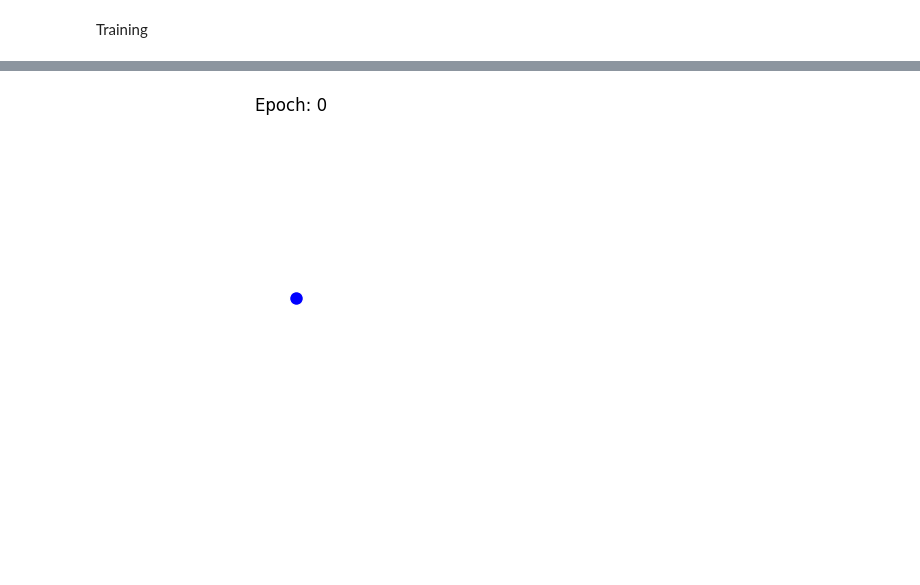
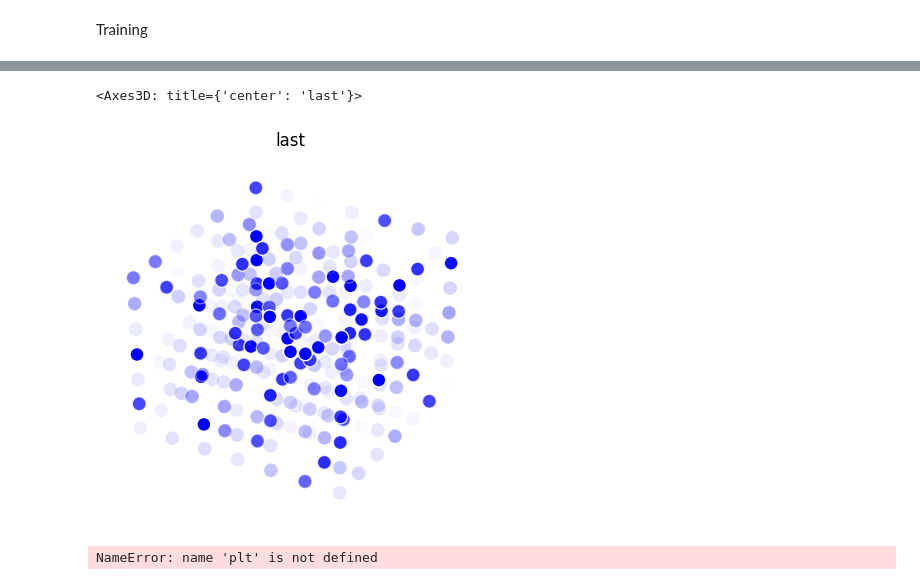
Before and after one commit to mbaranr/gnca_growing, a Jupyter notebook: notebooks/train.ipynb, the cells around one changed output, grey strips where cells are left out. Drawn from its saved outputs; the diff is of its cells as text; code cells hidden in the pictures; blank space fills up the shorter version.

```diff
--- a/notebooks/train.ipynb
+++ b/notebooks/train.ipynb
@@ -118,20 +129,28 @@ plot_loss(losses, EPOCHS)
 # %%
 alphas = []
 
 seed = np.zeros(coords.shape[0])
 seed[coords.shape[0] // 2] = 1
-seed_ = np.zeros(coords.shape[0]) # second column of arbitrary attributes
-seed = np.stack((seed, seed_), axis=-1)
+
+for i in range(EXTRA_CHANNELS):
+    seed_ = np.zeros(coords.shape[0])
+    seed = np.column_stack((seed, seed_))
+
 seed = torch.tensor(seed, dtype=torch.float32).to(DEVICE)
 seed = seed.unsqueeze(0)
 
 gnca.zero_grad()
 
 alphas.append(seed[0, :, 0].cpu().detach().numpy())
 
-for i in range(49):
+for i in range(1000):
     seed = gnca(seed, adj)
     alphas.append(seed[0, :, 0].cpu().detach().numpy())
+
+plot_3d_G(G, coords, "last", transparent=True, show_edges=False, angle=30, node_alpha=alphas[-1], fixed_range=True, axis_range=1)
+# %% [output]
+<Axes3D: title={'center': 'last'}>
+[figure, added]
 # %%
 fig = plt.figure()
 fig.tight_layout()
@@ -140,17 +159,15 @@ ax = fig.add_subplot(111, projection='3d')
 # update function for the animation
 def update(i):
     ax.clear()
-    node_alpha = np.clip(alphas[i], 0, 1)
-
-    if np.any(node_alpha > 0):
-        plot_3d_G(G, coords, "life", transparent=True, show_edges=True, angle=30, node_alpha=node_alpha, ax=ax, fixed_range=True, axis_range=1)
+    if np.any(alphas[i] > 0):
+        plot_3d_G(G, coords, "life", transparent=True, show_edges=False, angle=30, node_alpha=alphas[i], ax=ax, fixed_range=True, axis_range=1)
         ax.set_title(f"Epoch: {i * 1}")
         return ax
     else:
         ani.event_source.stop()
 
-ani = animation.FuncAnimation(fig, update, frames=len(alphas), interval=500, repeat=False)
+ani = animation.FuncAnimation(fig, update, frames=len(alphas), interval=100, repeat=False)
 
-ani.save('life.gif', dpi=300, writer=animation.PillowWriter(fps=2))
+ani.save('life.gif', dpi=300, writer=animation.PillowWriter(fps=20))
 # %% [output]
-[figure, removed]
+NameError: name 'plt' is not defined
```
Also changed, not shown: parts of 8 cells of this notebook, 3 other files.
